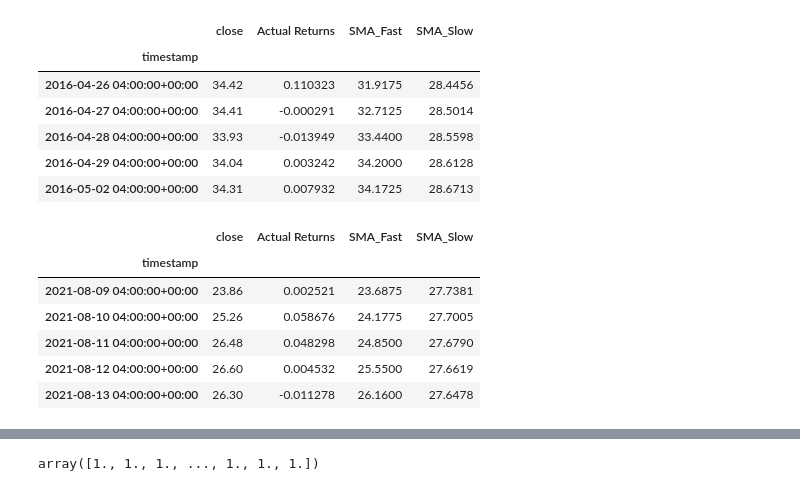
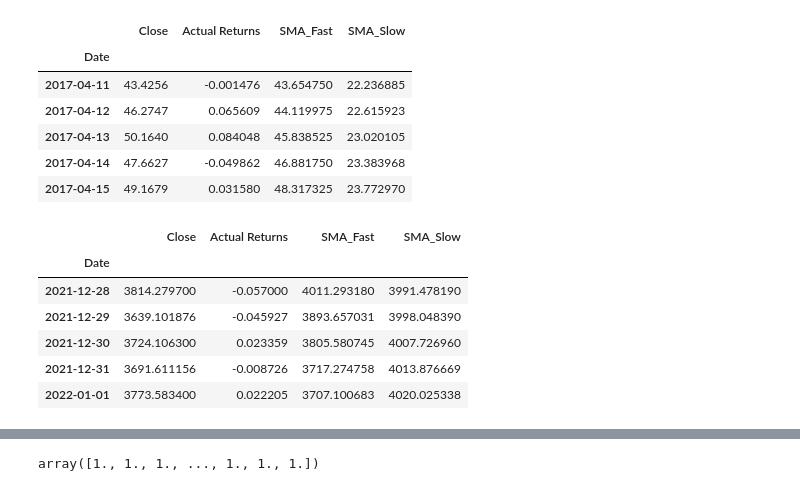
Before and after one commit to Yemi99/project-machine, a Jupyter notebook: Eth_Prices_2.ipynb, the cells around one changed output, grey strips where cells are left out. Cells and saved outputs as stored; diff of their text form; code cells hidden in the pictures.

```diff
--- a/Eth_Prices_2.ipynb
+++ b/Eth_Prices_2.ipynb
@@ -35,27 +19,11 @@ api = tradeapi.REST(
 # %%
-# Set timeframe to "1Day"
-timeframe = "1Day"
+# Read csv file as DataFrame, with the first column as row index
+eth_df = pd.read_csv("eth_2017.csv",
+                index_col="Date",
+                infer_datetime_format=True,
+                parse_dates=True
+                )
 
-# Set start and end datetimes between now and 4 years ago.
-start_date = pd.Timestamp("2012-05-01", tz="America/New_York").isoformat()
-end_date = pd.Timestamp("2023-01-01", tz="America/New_York").isoformat()
-
-# Set the ticker information
-tickers = ["ETH"]
-
-
-
-df_ticker = api.get_bars(
-    tickers,
-    timeframe,
-    start=start_date,
-    end=end_date
-).df
-
-ticker_df = df_ticker.drop(['trade_count', 'vwap', 'symbol'], axis=1)
-
-ticker_df2 = df_ticker.drop(['trade_count', 'vwap', 'symbol', 'volume', 'low', 'high', 'open'], axis=1)
-
-# Display sample data
-ticker_df
+eth_df = eth_df.sort_values(by='Date')
+eth_df
 # %% [output]
@@ -93,9 +44,9 @@ ticker_df2
 # %%
 # Filter the date index and close columns
-signals_df = ticker_df.loc[:, ["close"]]
+signals_df = eth_df.loc[:, ["Close"]]
 
 # Use the pct_change function to generate returns from close prices
-signals_df["Actual Returns"] = signals_df["close"].pct_change()
+signals_df["Actual Returns"] = signals_df["Close"].pct_change()
 
 # Drop all NaN values from the DataFrame
 signals_df = signals_df.dropna()
@@ -121,32 +72,32 @@ display(signals_df.tail())
 # %%
 # Set the short window and long window
 short_window = 4
 long_window = 100
 
 # Generate the fast and slow simple moving averages (4 and 100 days, respectively)
-signals_df['SMA_Fast'] = signals_df['close'].rolling(window=short_window).mean()
-signals_df['SMA_Slow'] = signals_df['close'].rolling(window=long_window).mean()
+signals_df['SMA_Fast'] = signals_df['Close'].rolling(window=short_window).mean()
+signals_df['SMA_Slow'] = signals_df['Close'].rolling(window=long_window).mean()
 
 signals_df = signals_df.dropna()
 
 # Review the DataFrame
 display(signals_df.head())
 display(signals_df.tail())
 # %% [output]
-|  | close | Actual Returns | SMA_Fast | SMA_Slow |
-| timestamp |  |  |  |  |
-| 2016-04-26 04:00:00+00:00 | 34.42 | 0.110323 | 31.9175 | 28.4456 |
-| 2016-04-27 04:00:00+00:00 | 34.41 | -0.000291 | 32.7125 | 28.5014 |
-| 2016-04-28 04:00:00+00:00 | 33.93 | -0.013949 | 33.4400 | 28.5598 |
-| 2016-04-29 04:00:00+00:00 | 34.04 | 0.003242 | 34.2000 | 28.6128 |
-| 2016-05-02 04:00:00+00:00 | 34.31 | 0.007932 | 34.1725 | 28.6713 |
+|  | Close | Actual Returns | SMA_Fast | SMA_Slow |
+| Date |  |  |  |  |
+| 2017-04-11 | 43.4256 | -0.001476 | 43.654750 | 22.236885 |
+| 2017-04-12 | 46.2747 | 0.065609 | 44.119975 | 22.615923 |
+| 2017-04-13 | 50.1640 | 0.084048 | 45.838525 | 23.020105 |
+| 2017-04-14 | 47.6627 | -0.049862 | 46.881750 | 23.383968 |
+| 2017-04-15 | 49.1679 | 0.031580 | 48.317325 | 23.772970 |
-|  | close | Actual Returns | SMA_Fast | SMA_Slow |
-| timestamp |  |  |  |  |
-| 2021-08-09 04:00:00+00:00 | 23.86 | 0.002521 | 23.6875 | 27.7381 |
-| 2021-08-10 04:00:00+00:00 | 25.26 | 0.058676 | 24.1775 | 27.7005 |
-| 2021-08-11 04:00:00+00:00 | 26.48 | 0.048298 | 24.8500 | 27.6790 |
-| 2021-08-12 04:00:00+00:00 | 26.60 | 0.004532 | 25.5500 | 27.6619 |
-| 2021-08-13 04:00:00+00:00 | 26.30 | -0.011278 | 26.1600 | 27.6478 |
+|  | Close | Actual Returns | SMA_Fast | SMA_Slow |
+| Date |  |  |  |  |
+| 2021-12-28 | 3814.279700 | -0.057000 | 4011.293180 | 3991.478190 |
+| 2021-12-29 | 3639.101876 | -0.045927 | 3893.657031 | 3998.048390 |
+| 2021-12-30 | 3724.106300 | 0.023359 | 3805.580745 | 4007.726960 |
+| 2021-12-31 | 3691.611156 | -0.008726 | 3717.274758 | 4013.876669 |
+| 2022-01-01 | 3773.583400 | 0.022205 | 3707.100683 | 4020.025338 |
 # %%
 # Initialize the new Signal column
 signals_df['Signal'] = 0.0
```
Also changed, not shown: parts of 22 cells of this notebook, 4 other files.
